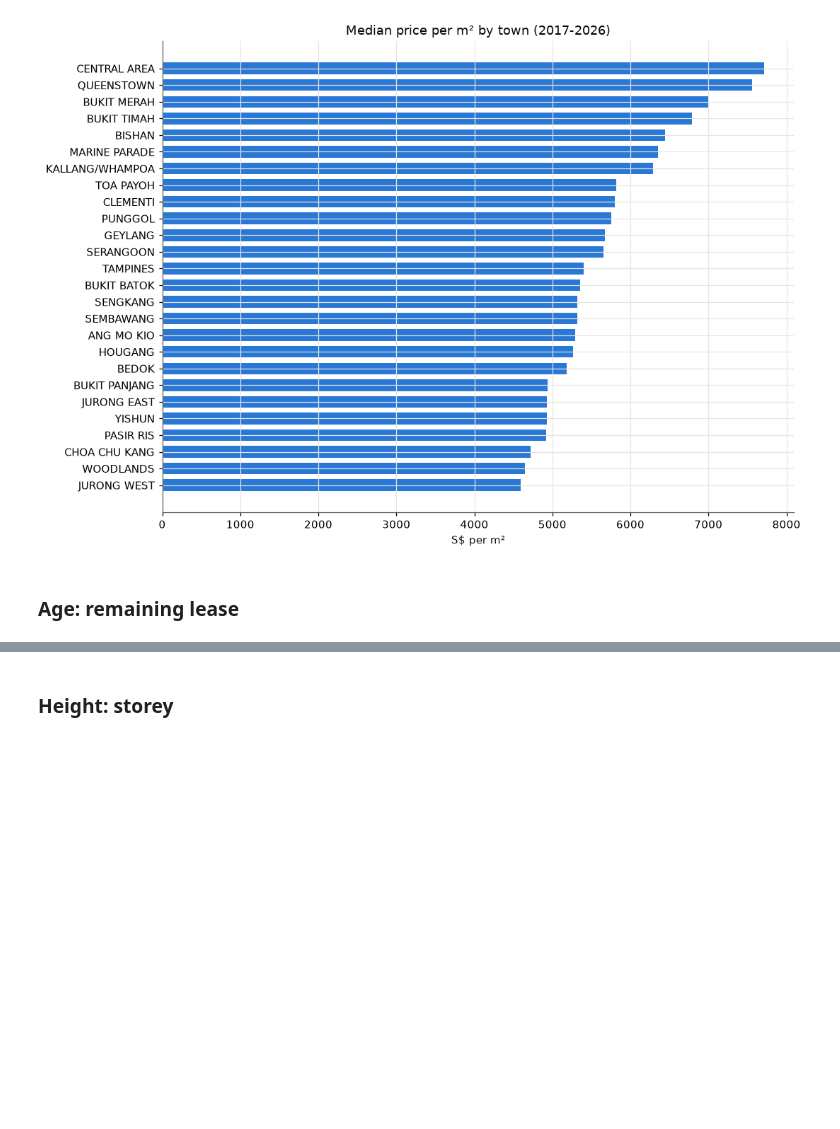
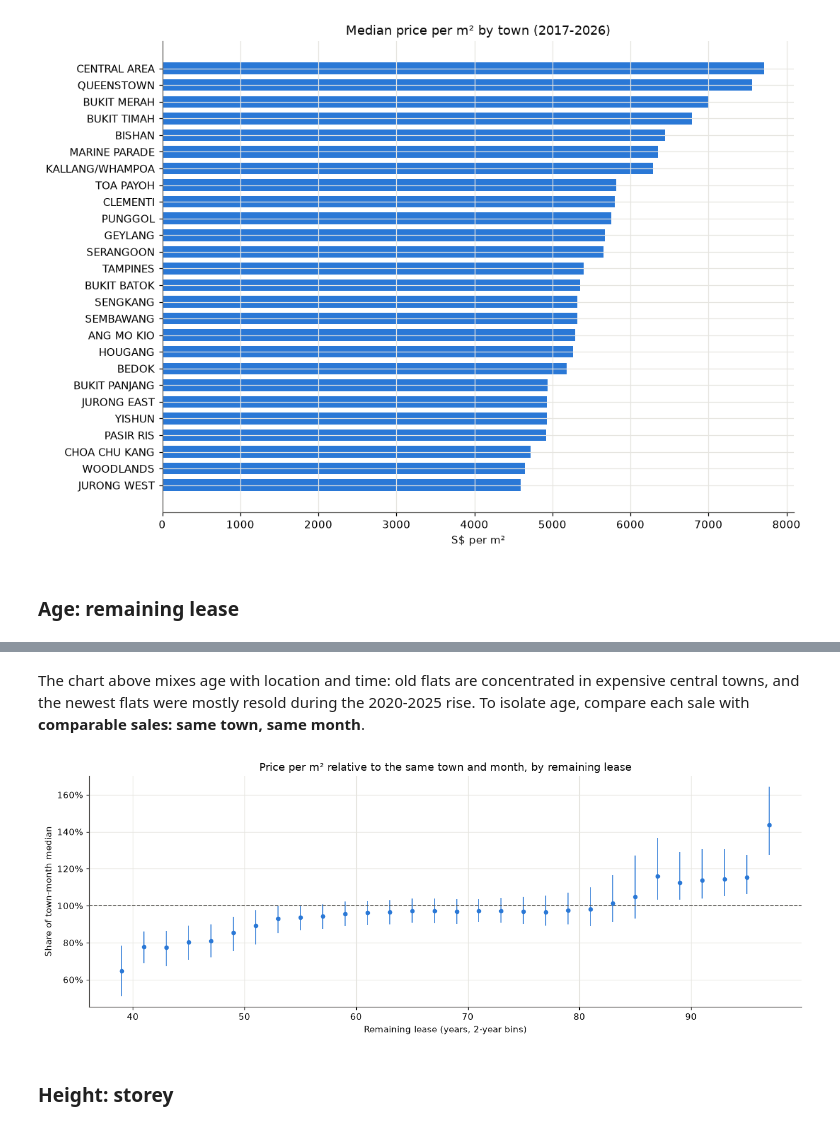
Before and after one commit to bjayles/machine-learning, a Jupyter notebook: projects/01-hdb-resale/notebooks/01-eda.ipynb, the cells around one changed output, grey strips where cells are left out. Saved outputs shown, nothing was run; the diff lists cells and outputs as text; code cells hidden in the pictures; blank space fills up the shorter version.

```diff
--- a/projects/01-hdb-resale/notebooks/01-eda.ipynb
+++ b/projects/01-hdb-resale/notebooks/01-eda.ipynb
@@ -354,3 +388,43 @@ Gap between the two: median 0.50 years, 99th percentile 1.00 years
+# %% [markdown]
+The chart above mixes age with location and time: old flats are concentrated in expensive central towns, and the newest flats were mostly resold during the 2020-2025 rise. To isolate age, compare each sale with **comparable sales: same town, same month**.
+# %%
+# Same chart, holding location and time fixed: each sale's price per m² relative to the
+# median of its own town in its own month (1.10 = 10% above comparable sales)
+town_month_median = eda.groupby(["town", "month"])["price_per_sqm"].transform("median")
+eda["relative_ppsqm"] = eda["price_per_sqm"] / town_month_median
+
+lease_relative = eda.groupby(lease_bin)["relative_ppsqm"].agg(
+    median="median",
+    q25=lambda s: s.quantile(0.25),
+    q75=lambda s: s.quantile(0.75),
+    size="size",
+)
+lease_relative = lease_relative[lease_relative["size"] >= 50]
+
+fig, ax = plt.subplots(figsize=(12, 4.5))
+ax.errorbar(
+    lease_relative.index,
+    lease_relative["median"],
+    yerr=[
+        lease_relative["median"] - lease_relative["q25"],
+        lease_relative["q75"] - lease_relative["median"],
+    ],
+    fmt="o",
+    markersize=4,
+    color=SERIES[0],
+    ecolor=SERIES[0],
+    elinewidth=1,
+)
+ax.axhline(1, color="#52514e", linewidth=1, linestyle="--")
+ax.yaxis.set_major_formatter(mticker.PercentFormatter(xmax=1, decimals=0))
+ax.set(
+    title="Price per m² relative to the same town and month, by remaining lease",
+    xlabel="Remaining lease (years, 2-year bins)",
+    ylabel="Share of town-month median",
+)
+plt.tight_layout()
+# %% [output]
+[figure, added]
 # %% [markdown]
 ### Height: storey
 # %%
```
Also changed, not shown: parts of 9 cells of this notebook.
